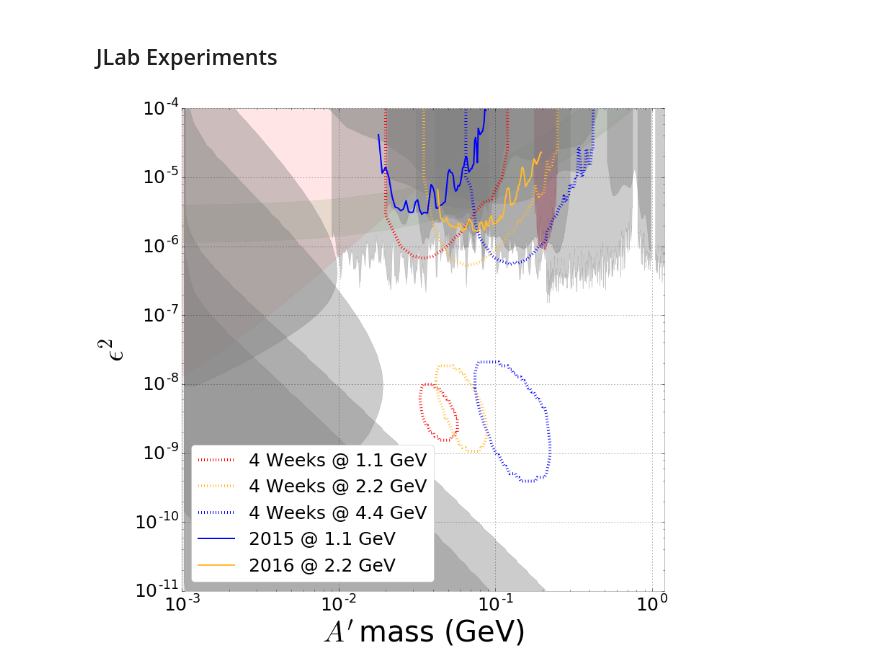
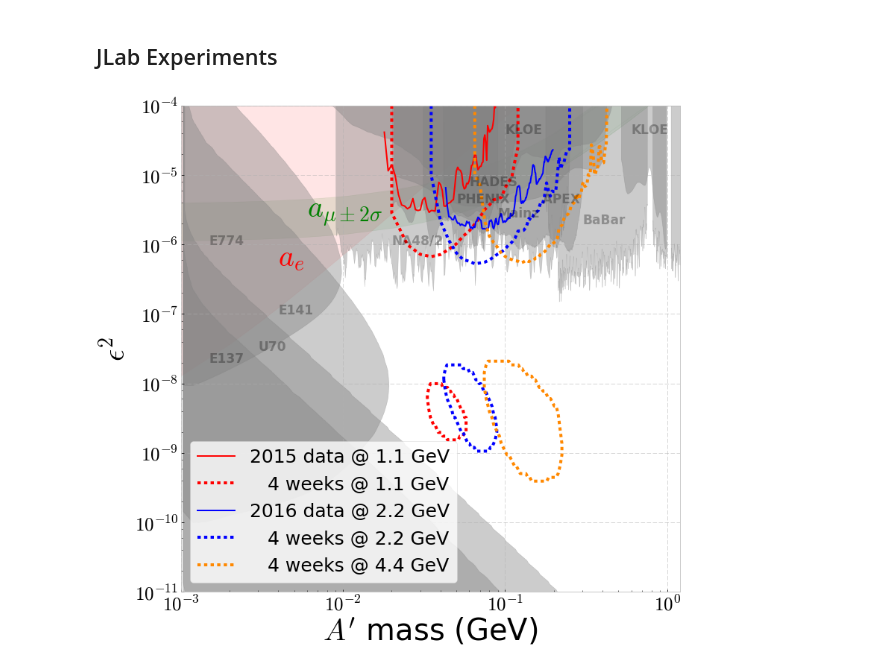
Before and after one commit to sebouh137/SSI-Poster-2017, a Jupyter notebook: reach/hps_reach.ipynb, the cells around one changed output. Cells and saved outputs as stored; diff of their text form; code cells hidden in the pictures.

Commit message:
modifications to the reach plot.

```diff
--- a/reach/hps_reach.ipynb
+++ b/reach/hps_reach.ipynb
@@ -807,7 +807,7 @@ ax.fill_between(babar['mass'], babar['eps']*babar['eps'], 0.001, alpha=0.4, colo
 ax.fill_between(na48['mass'], na48['eps']*na48['eps'], 0.001, alpha=0.4, color='0.5')
 
 # APEX Test
-ax.fill_between(apex_test['mass']/1000, apex_test['eps'], 0.001, alpha=0.4, color='#A60628')
+ax.fill_between(apex_test['mass']/1000, apex_test['eps'], 0.001, alpha=0.4, color='0.5')
 
 ax.fill_between(kloe2014['mass']/1000, kloe2014['eps']*math.sqrt(1.96/1.64), 0.001, alpha=0.4, color='0.5')
 
@@ -830,55 +830,79 @@ ax.fill_between(np.power(10, e137['mass']), epsilon_squared, 0.001, alpha=0.4, c
 epsilon_squared = np.power(10, e141['eps'])*np.power(10, e141['eps'])
 ax.fill_between(np.power(10, e141['mass']), epsilon_squared, 0.001, alpha=0.4, color='0.5')
 
+label_exclusions = True
+if label_exclusions:
+    grey_label = '#000000'
+    a = 0.30
+    big = 40
+    small = 17
+    ax.text(0.006, 0.0000025, '$a_{\mu \pm 2 \sigma}$', fontsize=big, color='green', fontweight='bold')
+    ax.text(0.004, 0.0000005, '$a_{e}$', fontsize=big, color='red', fontweight='bold')
+    ax.text(0.3, 0.000002, 'BaBar', fontsize=small, color=grey_label, alpha=a, fontweight='bold')
+    ax.text(0.02, 0.000001, 'NA48/2', fontsize=small, color=grey_label, alpha=a, fontweight='bold')
+    ax.text(0.15, 0.000004, '  APEX', fontsize=small, color=grey_label, alpha=a, fontweight='bold')
+    ax.text(0.6, 0.00004, 'KLOE', fontsize=small, color=grey_label, alpha=a, fontweight='bold')
+    ax.text(0.1, 0.00004, 'KLOE', fontsize=small, color=grey_label, alpha=a, fontweight='bold')
+    ax.text(0.06, 0.000007, 'HADES', fontsize=small, color=grey_label, alpha=a, fontweight='bold')
+    ax.text(0.05, 0.000004, 'PHENIX', fontsize=small, color=grey_label, alpha=a, fontweight='bold')
+    ax.text(0.09, 0.0000025, 'Mainz', fontsize=small, color=grey_label, alpha=a, fontweight='bold')
+    ax.text(0.003, 0.00000003, 'U70', fontsize=small, color=grey_label, alpha=a, fontweight='bold')
+    ax.text(0.0015, 0.000001, 'E774', fontsize=small, color=grey_label, alpha=a, fontweight='bold')
+    ax.text(0.0015, 0.00000002, 'E137', fontsize=small, color=grey_label, alpha=a, fontweight='bold')
+    ax.text(0.004, 0.0000001, 'E141', fontsize=small, color=grey_label, alpha=a, fontweight='bold')
+
+# HPS 2015 engineering run reach - 0.5 mm data only
+ax.plot(engrun2015['mass'], engrun2015['epsilon'],
+        marker='None', linestyle='-', color='#FF0000',
+        label='2015 data @ 1.1 GeV')
+
+
 # HPS 1.1 GeV, 4 weeks bump hunt projection - positron trigger + L0 upgrades
 epsilon_squared = hps_1pt1_bh_proj_nominal['eps']*hps_1pt1_bh_proj_nominal['eps']
 ax.plot(hps_1pt1_bh_proj_nominal['mass'], epsilon_squared,
-        marker='None', linestyle=':', color='#FF0000', lw=4, label='4 Weeks @ 1.1 GeV')
+        marker='None', linestyle=':', color='#FF0000', lw=4, label='   4 weeks @ 1.1 GeV')
+
+# HPS 2016 engineering run reach
+ax.plot(engrun2016['mass'], engrun2016['epsilon'],
+        marker='None', linestyle='-', color='#0000FF',
+        label='2016 data @ 2.2 GeV')
 
 # HPS 2.2 GeV, 4 weeks bump hunt projection - positron trigger + L0 upgrades
 epsilon_squared = hps_2pt2_bh_proj_nominal['eps']*hps_2pt2_bh_proj_nominal['eps']
 ax.plot(hps_2pt2_bh_proj_nominal['mass'], epsilon_squared,
-        marker='None', linestyle=':', color='#FFBB33', lw=4, label='4 Weeks @ 2.2 GeV')
+        marker='None', linestyle=':', color='#0000FF', lw=4, label='   4 weeks @ 2.2 GeV')
 
 # HPS 4.4 GeV, 4 weeks bump hunt projection - positron trigger + L0 upgrades
 epsilon_squared = hps_4pt4_bh_proj_nominal['eps']*hps_4pt4_bh_proj_nominal['eps']
 ax.plot(hps_4pt4_bh_proj_nominal['mass'], epsilon_squared,
-        marker='None', linestyle=':', color='#0000FF', lw=4, label='4 Weeks @ 4.4 GeV')
+        marker='None', linestyle=':', color='#FF8800', lw=4, label='   4 weeks @ 4.4 GeV')
 
 # HPS 1.1 GeV, 4 weeks vertex projection - positron trigger + L0 upgrades
 epsilon_squared = hps_1pt1_vtx_proj_pos_l0['eps']*hps_1pt1_vtx_proj_pos_l0['eps']
 ax.plot(hps_1pt1_vtx_proj_pos_l0['mass'], epsilon_squared,
         marker='None', linestyle=':', color='#FF0000', lw=4)
 
 # HPS 2.2 GeV, 4 weeks vertex projection - positron trigger + L0 upgrades
 epsilon_squared = hps_2pt2_vtx_proj_pos_l0['eps']*hps_2pt2_vtx_proj_pos_l0['eps']
 ax.plot(hps_2pt2_vtx_proj_pos_l0['mass'], epsilon_squared,
-        marker='None', linestyle=':', color='#FFBB33', lw=4)
+        marker='None', linestyle=':', color='#0000FF', lw=4)
 
 # HPS 4.4 GeV, 4 weeks vertex projection - positron trigger + L0 upgrades
 epsilon_squared = hps_4pt4_vtx_proj_pos_l0['eps']*hps_4pt4_vtx_proj_pos_l0['eps']
 ax.plot(hps_4pt4_vtx_proj_pos_l0['mass'], epsilon_squared,
-        marker='None', linestyle=':', color='#0000FF', lw=4)
+        marker='None', linestyle=':', color='#FF8800', lw=4)
 
-# HPS 2015 engineering run reach - 0.5 mm data only
-ax.plot(engrun2015['mass'], engrun2015['epsilon'],
-        marker='None', linestyle='-', color='#0000FF',
-        label='2015 @ 1.1 GeV')
 
-# HPS 2016 engineering run reach
-ax.plot(engrun2016['mass'], engrun2016['epsilon'],
-        marker='None', linestyle='-', color='#FFBB33',
-        label='2016 @ 2.2 GeV')
 
 
 ax.set_xlabel("$A'$ mass (GeV)", fontsize=40)
 ax.set_ylabel('$\epsilon^2$', fontsize=40)
 ax.set_ylim(0.00000000001, 0.0001)
 ax.set_xlim(0.001, 1.2)
 ax.set_yscale('log')
 ax.set_xscale('log')
 ax.legend(loc=3, prop={'size': 25});
 
 fig.savefig('reach_new.pdf')
 # %% [output]
-[figure, old version]
+[figure, new version]
```
Also changed, not shown: parts of 5 cells of this notebook, 3 other files.
